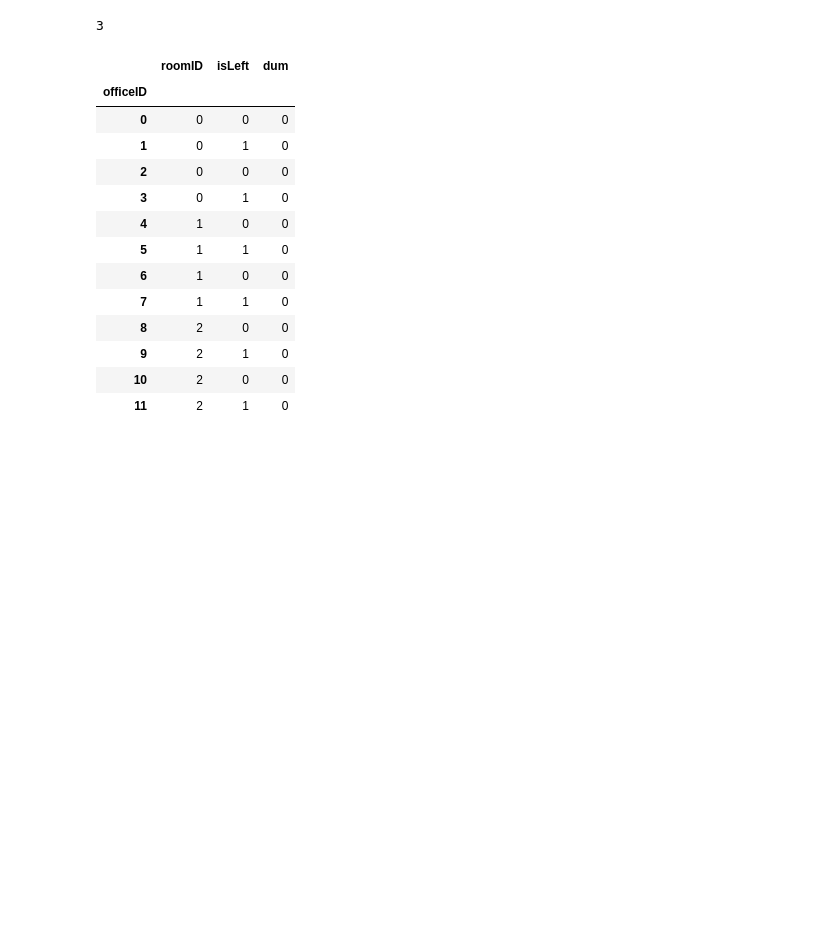
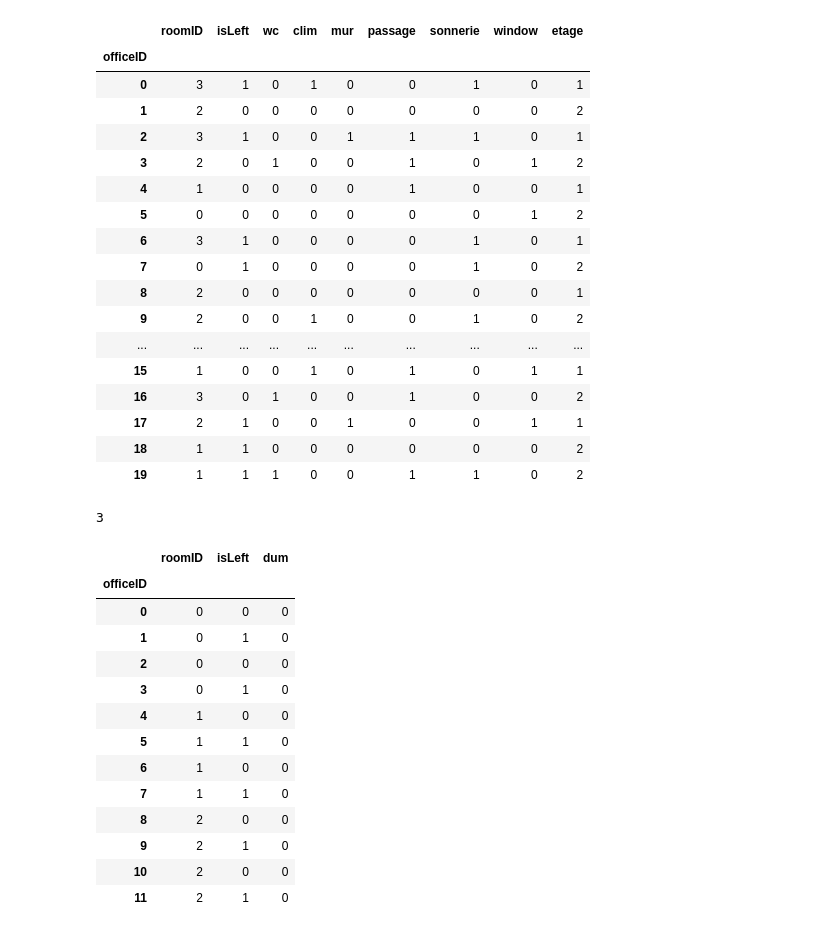
Before and after one commit to cgoudet/RoomOptimisation, a Jupyter notebook: RoomOptimisation.ipynb, the cells around one changed output. Drawn from its saved outputs; the diff is of its cells as text; code cells hidden in the pictures; blank space fills up the shorter version.

Commit message:
Generated random offices

```diff
--- a/RoomOptimisation.ipynb
+++ b/RoomOptimisation.ipynb
@@ -15,3 +15,35 @@ from RoomOptimisation import CreatePersoData
+# %%
+officeProp = {'roomID':range(4),
+             'isLeft':range(2),
+              'wc': [0,0,0,0,1],
+              'clim': [0,0,0,0,1],
+              'mur': [0,0,0,0,1],
+              'passage': [0,0,0,0,1],
+              'sonnerie': [0,0,0,0,1],
+              'window': [0,0,0,0,1],
+              'etage' : [1,2],
+             }
+officeData = CreateOfficeData(nOffice=20,properties=officeProp)
+officeData
+# %% [output]
+|  | roomID | isLeft | wc | clim | mur | passage | sonnerie | window | etage |
+| officeID |  |  |  |  |  |  |  |  |  |
+| 0 | 3 | 1 | 0 | 1 | 0 | 0 | 1 | 0 | 1 |
+| 1 | 2 | 0 | 0 | 0 | 0 | 0 | 0 | 0 | 2 |
+| 2 | 3 | 1 | 0 | 0 | 1 | 1 | 1 | 0 | 1 |
+| 3 | 2 | 0 | 1 | 0 | 0 | 1 | 0 | 1 | 2 |
+| 4 | 1 | 0 | 0 | 0 | 0 | 1 | 0 | 0 | 1 |
+| 5 | 0 | 0 | 0 | 0 | 0 | 0 | 0 | 1 | 2 |
+| 6 | 3 | 1 | 0 | 0 | 0 | 0 | 1 | 0 | 1 |
+| 7 | 0 | 1 | 0 | 0 | 0 | 0 | 1 | 0 | 2 |
+| 8 | 2 | 0 | 0 | 0 | 0 | 0 | 0 | 0 | 1 |
+| 9 | 2 | 0 | 0 | 1 | 0 | 0 | 1 | 0 | 2 |
+| ... | ... | ... | ... | ... | ... | ... | ... | ... | ... |
+| 15 | 1 | 0 | 0 | 1 | 0 | 1 | 0 | 1 | 1 |
+| 16 | 3 | 0 | 1 | 0 | 0 | 1 | 0 | 0 | 2 |
+| 17 | 2 | 1 | 0 | 0 | 1 | 0 | 0 | 1 | 1 |
+| 18 | 1 | 1 | 0 | 0 | 0 | 0 | 0 | 0 | 2 |
+| 19 | 1 | 1 | 1 | 0 | 0 | 1 | 1 | 0 | 2 |
 # %%
 # Create the properties of the offices
 officeData = pd.DataFrame( { 'officeID': np.arange(0, 12)})
```
Also changed, not shown: parts of 2 cells of this notebook, 1 other file.
